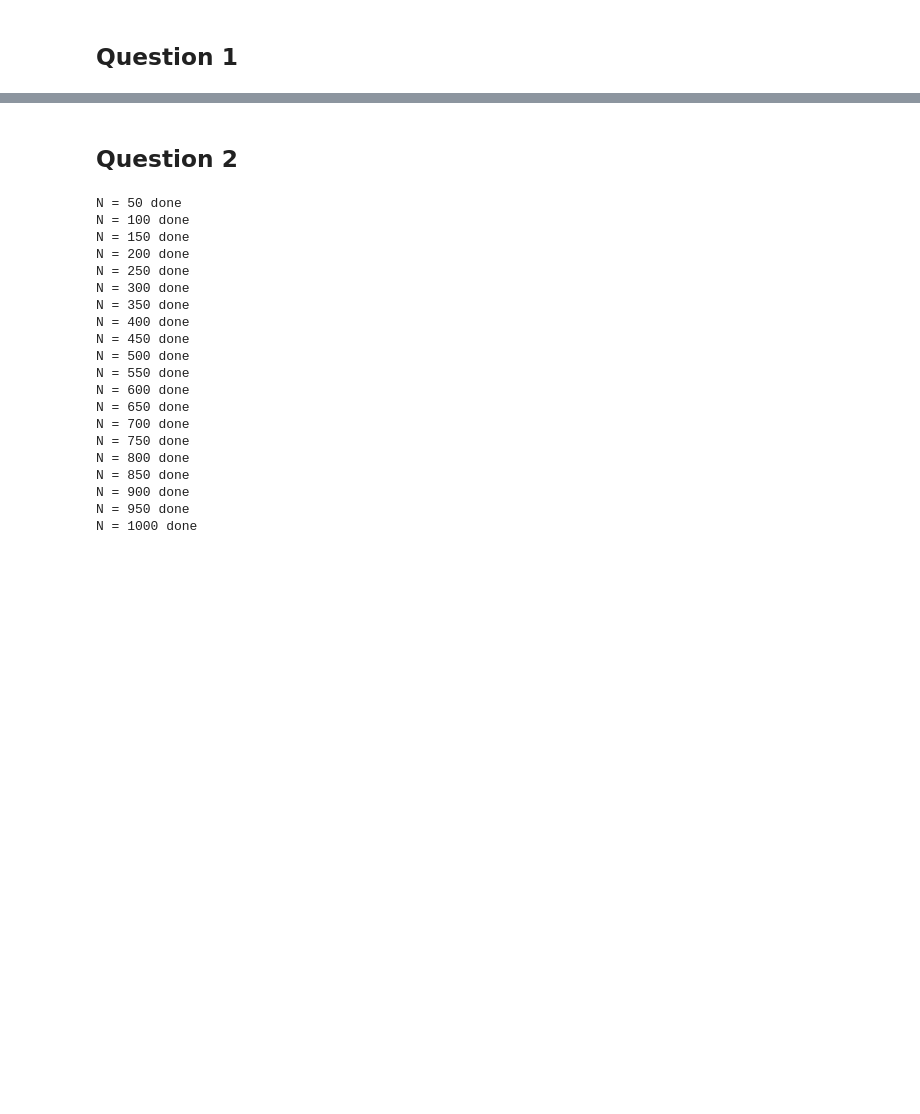
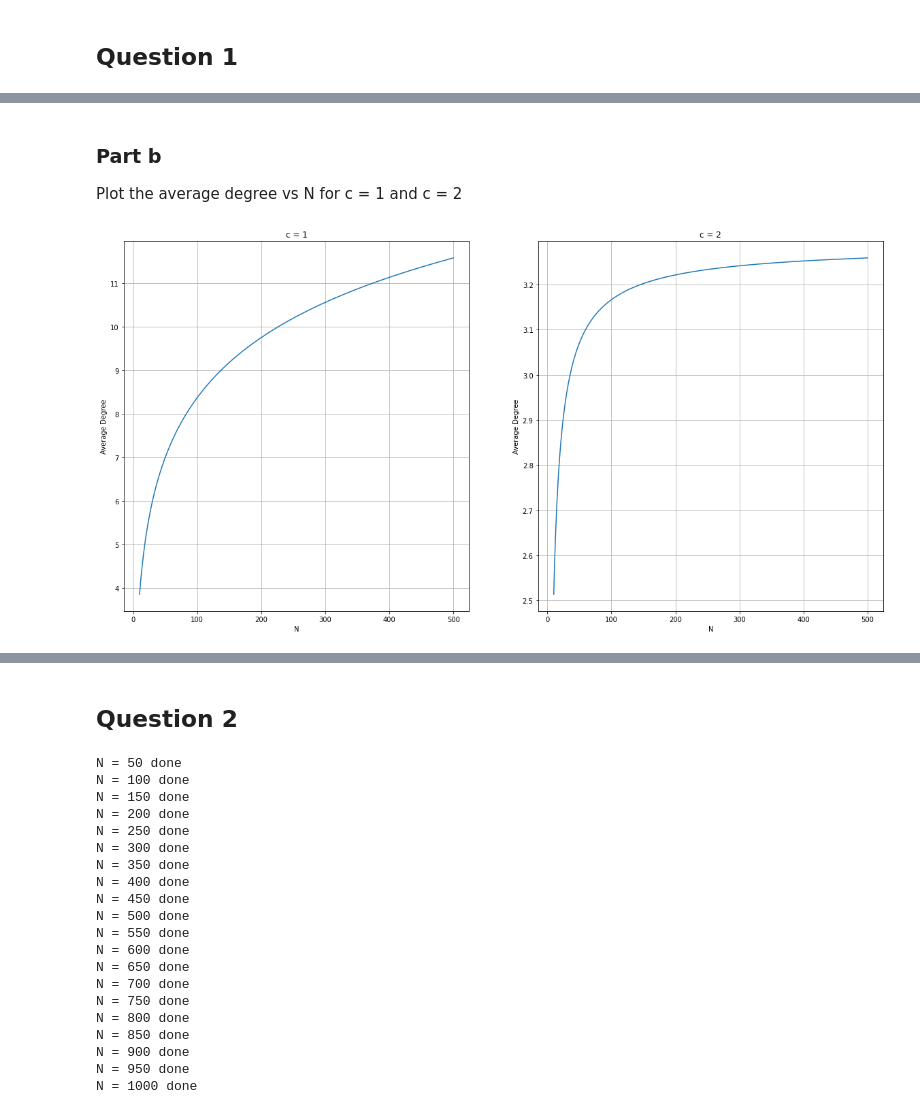
Before and after one commit to tathagatoroy/Dynamical-Processes-in-Complex-Networks, a Jupyter notebook: Assignment 1/Assignment_1.ipynb, the cells around one changed output, grey strips where cells are left out. Cells and saved outputs as stored; diff of their text form; code cells hidden in the pictures; blank space fills up the shorter version.

```diff
--- a/Assignment 1/Assignment_1.ipynb
+++ b/Assignment 1/Assignment_1.ipynb
@@ -35,0 +60,23 @@ DegreeView({1: 11, 2: 11, 3: 11, 4: 11, 5: 11, 6: 11, 7: 11, 8: 11, 9: 11, 10: 1
+# %% [markdown]
+### Part b
+Plot the average degree vs N for c = 1 and c = 2
+# %%
+
+def avg_deg_n(network_type = "chain"):
+    fig, axs = plt.subplots(1, 2, figsize=(20, 10))
+    for i, c in enumerate([1, 2]):
+        avg_degs = []
+        max_N = 500
+        n_range = list(range(10, max_N + 1))
+        for n in n_range:
+            g = create_graph(n, c, network_type)
+            avg_degs.append(compute_average_degree(g))
+        axs[i].plot(n_range, avg_degs)
+        axs[i].grid()
+        axs[i].set_ylabel("Average Degree")
+        axs[i].set_xlabel("N")
+        axs[i].set_title(f"c = {c}")
+
+avg_deg_n("chain")
+# %% [output]
+[figure, added]
```
Also changed, not shown: parts of 7 cells of this notebook.
